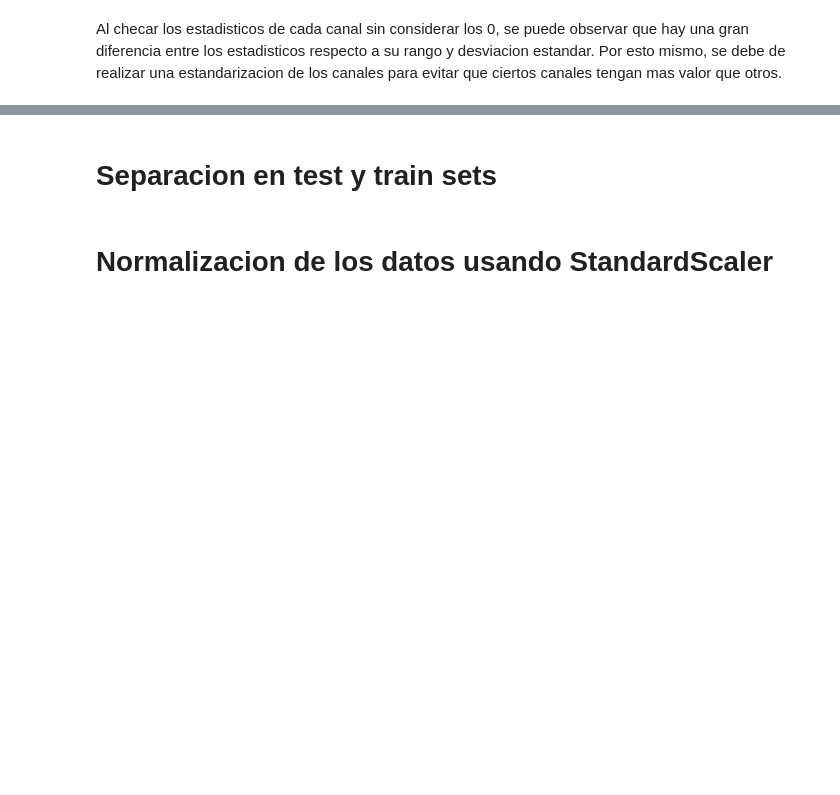
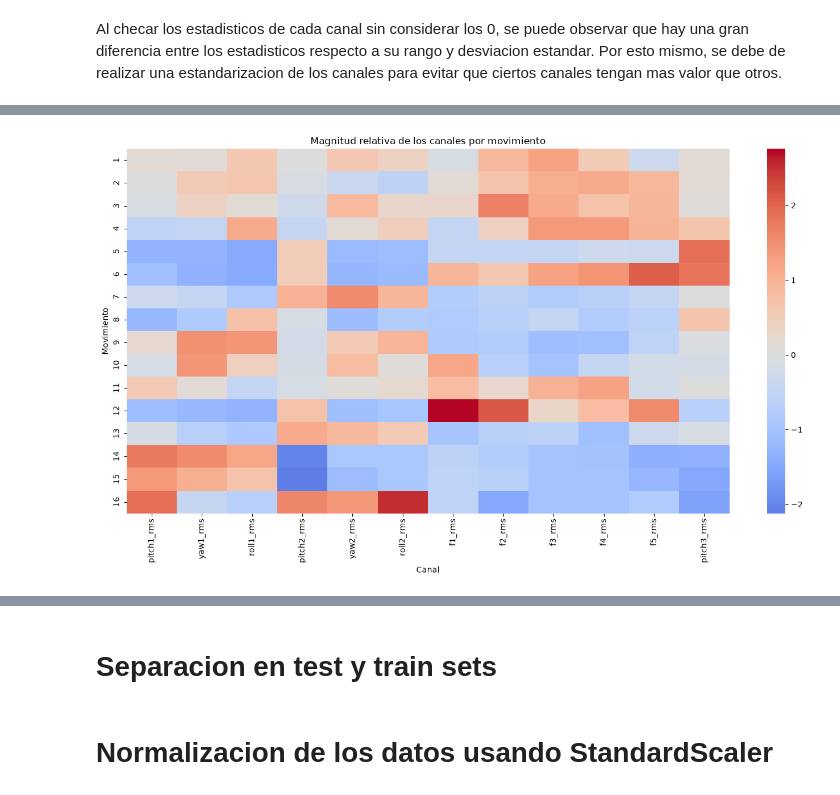
Before and after one commit to Edgarong17/Reto-Primer-Parcial-REHAB, a Jupyter notebook: Limpieza_de_datos_V2.ipynb, the cells around one changed output, grey strips where cells are left out. Saved outputs shown, nothing was run; the diff lists cells and outputs as text; code cells hidden in the pictures; blank space fills up the shorter version.

```diff
--- a/Limpieza_de_datos_V2.ipynb
+++ b/Limpieza_de_datos_V2.ipynb
@@ -874,0 +1185,38 @@ Al checar los estadisticos de cada canal sin considerar los 0, se puede observar
+# %%
+
+
+columnas_rms = [
+    f"{canal}_rms"
+    for canal in nombres_canales
+]
+
+rms_movimiento = (
+    df_features
+    .groupby("movimiento")[columnas_rms]
+    .median()
+)
+# %%
+rms_z = (
+    rms_movimiento
+    - rms_movimiento.mean()
+) / rms_movimiento.std()
+# %%
+plt.figure(figsize=(14, 8))
+
+sns.heatmap(
+    rms_z,
+    cmap="coolwarm",
+    center=0
+)
+
+plt.title(
+    "Magnitud relativa de los canales por movimiento"
+)
+
+plt.xlabel("Canal")
+plt.ylabel("Movimiento")
+
+plt.tight_layout()
+plt.show()
+# %% [output]
+[figure, added]
```
Also changed, not shown: parts of 12 cells of this notebook.
